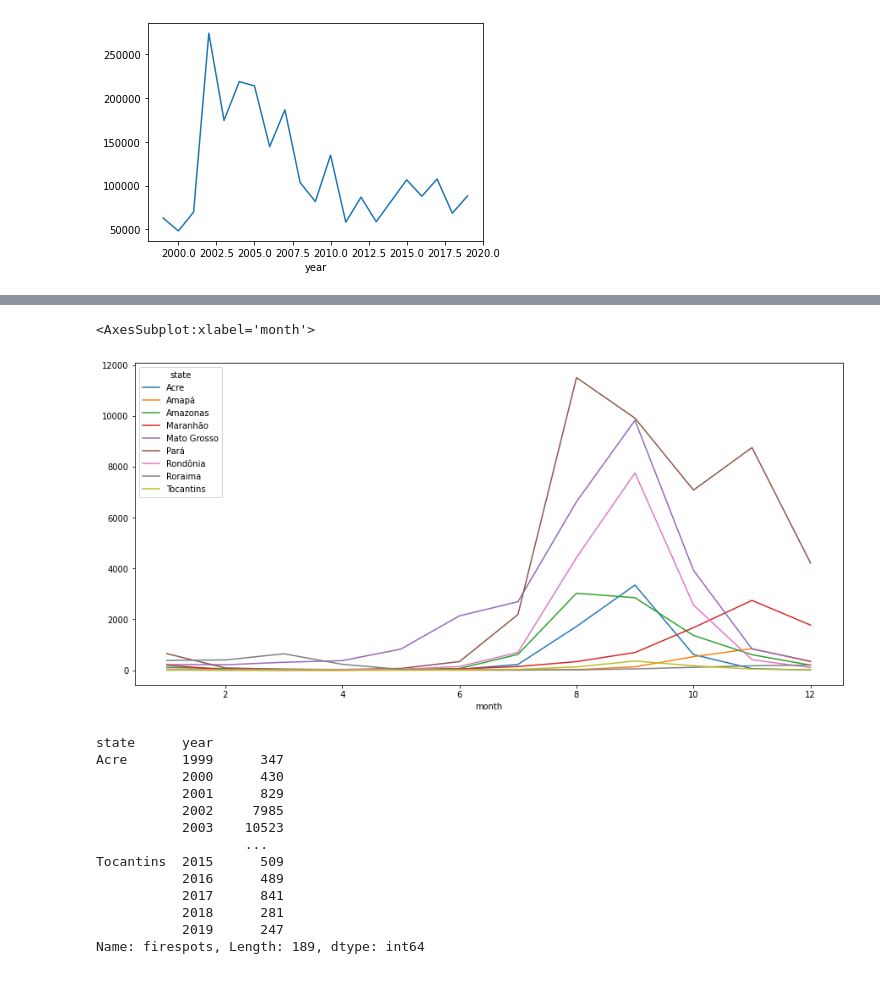
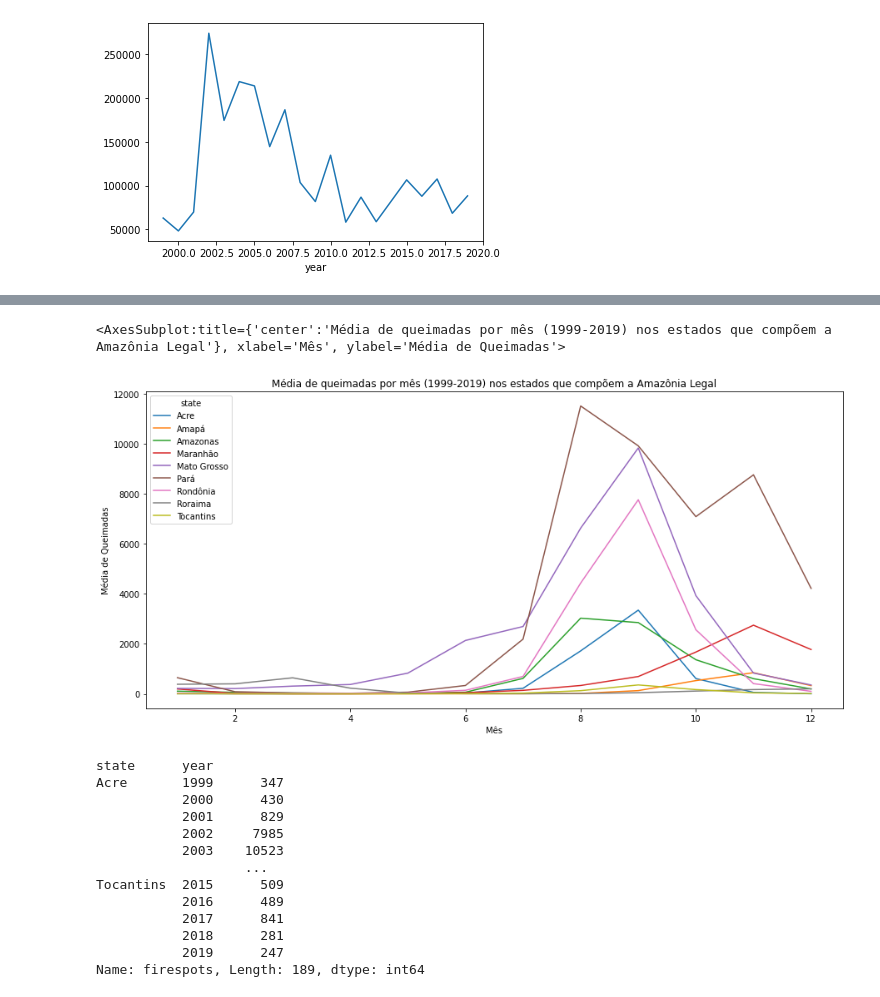
Before and after one commit to thiagomrs/icd2021projetoFinal, a Jupyter notebook: DesmatamentoDaAmazônia.ipynb, the cells around one changed output, grey strips where cells are left out. Cells and saved outputs as stored; diff of their text form; code cells hidden in the pictures.

```diff
--- a/DesmatamentoDaAmazônia.ipynb
+++ b/DesmatamentoDaAmazônia.ipynb
@@ -541,9 +541,9 @@ amazon_fires_df.groupby(['year','state'])['firespots'].sum().unstack().plot(ax=a
 # %%
 fig, ax = plt.subplots(figsize=(15,7))
-amazon_fires_df.groupby(['month','state'])['firespots'].mean().unstack().plot(ax=ax)
+amazon_fires_df.groupby(['month','state'])['firespots'].mean().unstack().plot(ax=ax, title="Média de queimadas por mês (1999-2019) nos estados que compõem a Amazônia Legal", xlabel="Mês", ylabel="Média de Queimadas")
 # %% [output]
-<AxesSubplot:xlabel='month'>
+<AxesSubplot:title={'center':'Média de queimadas por mês (1999-2019) nos estados que compõem a Amazônia Legal'}, xlabel='Mês', ylabel='Média de Queimadas'>
-[figure, old version]
+[figure, new version]
 # %%
 sum_firespots_per_state_and_year = amazon_fires_df.groupby(['state', 'year'])['firespots'].sum()
 sum_firespots_per_state_and_year
```
Also changed, not shown: parts of 10 cells of this notebook.
